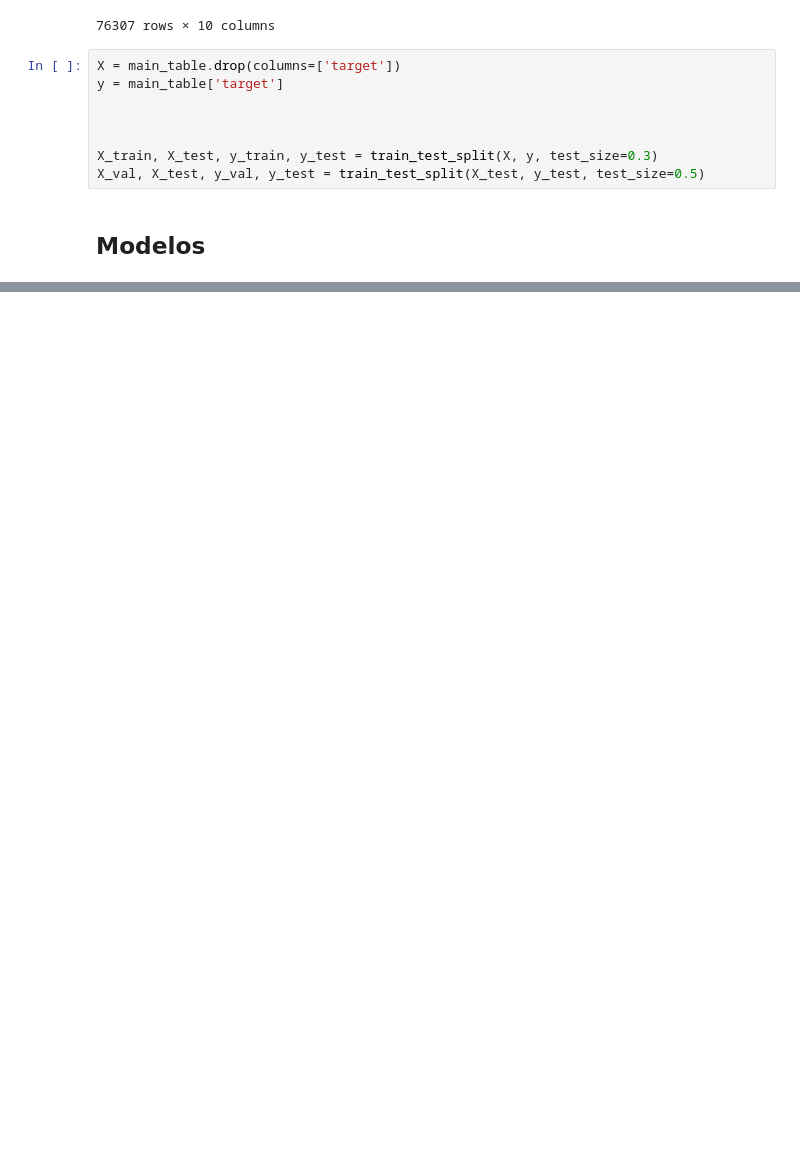
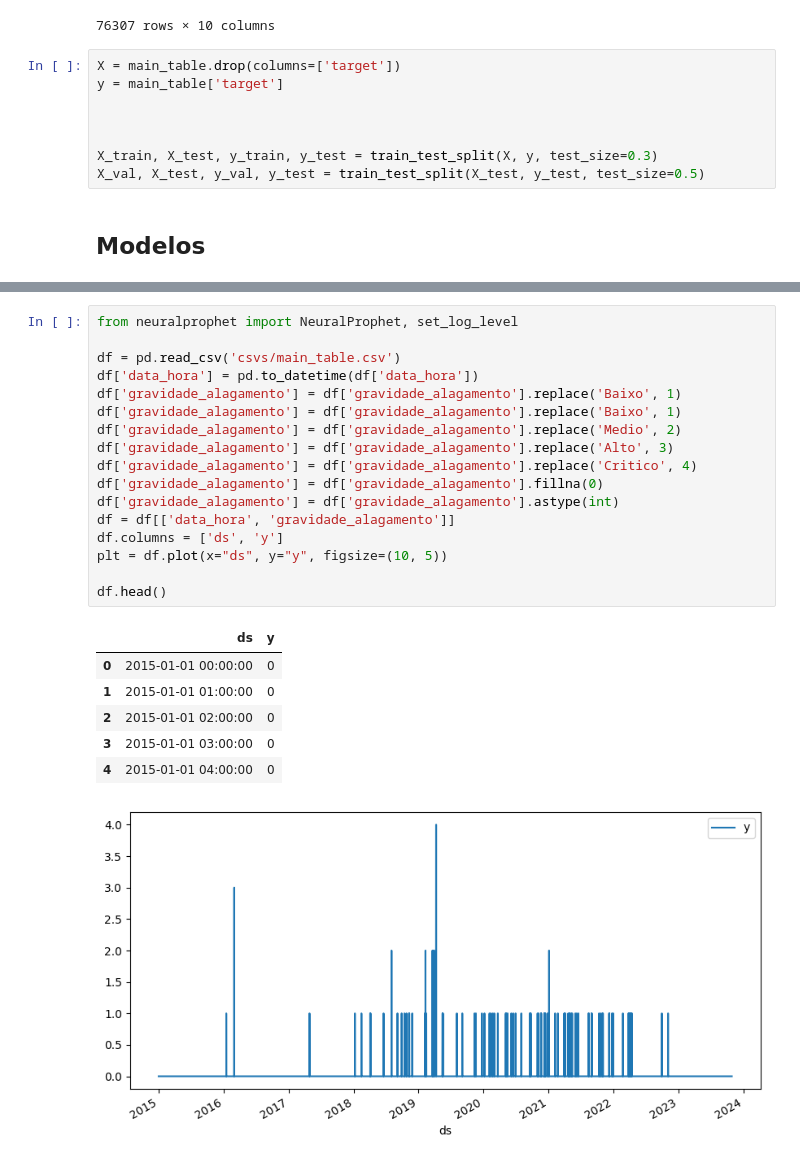
Before and after one commit to prefeitura-rio/previsao_alagamento, a Jupyter notebook: modelo_simples.ipynb, the cells around one changed output, grey strips where cells are left out. Drawn from its saved outputs; the diff is of its cells as text; blank space fills up the shorter version.

```diff
--- a/modelo_simples.ipynb
+++ b/modelo_simples.ipynb
@@ -147,0 +233,25 @@ False Positive Rate: [[11248    67]
+# %%
+from neuralprophet import NeuralProphet, set_log_level
+
+df = pd.read_csv('csvs/main_table.csv')
+df['data_hora'] = pd.to_datetime(df['data_hora'])
+df['gravidade_alagamento'] = df['gravidade_alagamento'].replace('Baixo', 1)
+df['gravidade_alagamento'] = df['gravidade_alagamento'].replace('Baixo', 1)
+df['gravidade_alagamento'] = df['gravidade_alagamento'].replace('Medio', 2)
+df['gravidade_alagamento'] = df['gravidade_alagamento'].replace('Alto', 3)
+df['gravidade_alagamento'] = df['gravidade_alagamento'].replace('Critico', 4)
+df['gravidade_alagamento'] = df['gravidade_alagamento'].fillna(0)
+df['gravidade_alagamento'] = df['gravidade_alagamento'].astype(int)
+df = df[['data_hora', 'gravidade_alagamento']]
+df.columns = ['ds', 'y']
+plt = df.plot(x="ds", y="y", figsize=(10, 5))
+
+df.head()
+# %% [output]
+|  | ds | y |
+| 0 | 2015-01-01 00:00:00 | 0 |
+| 1 | 2015-01-01 01:00:00 | 0 |
+| 2 | 2015-01-01 02:00:00 | 0 |
+| 3 | 2015-01-01 03:00:00 | 0 |
+| 4 | 2015-01-01 04:00:00 | 0 |
+[figure, added]
```
Also changed, not shown: parts of 9 cells of this notebook, 1 other file.
